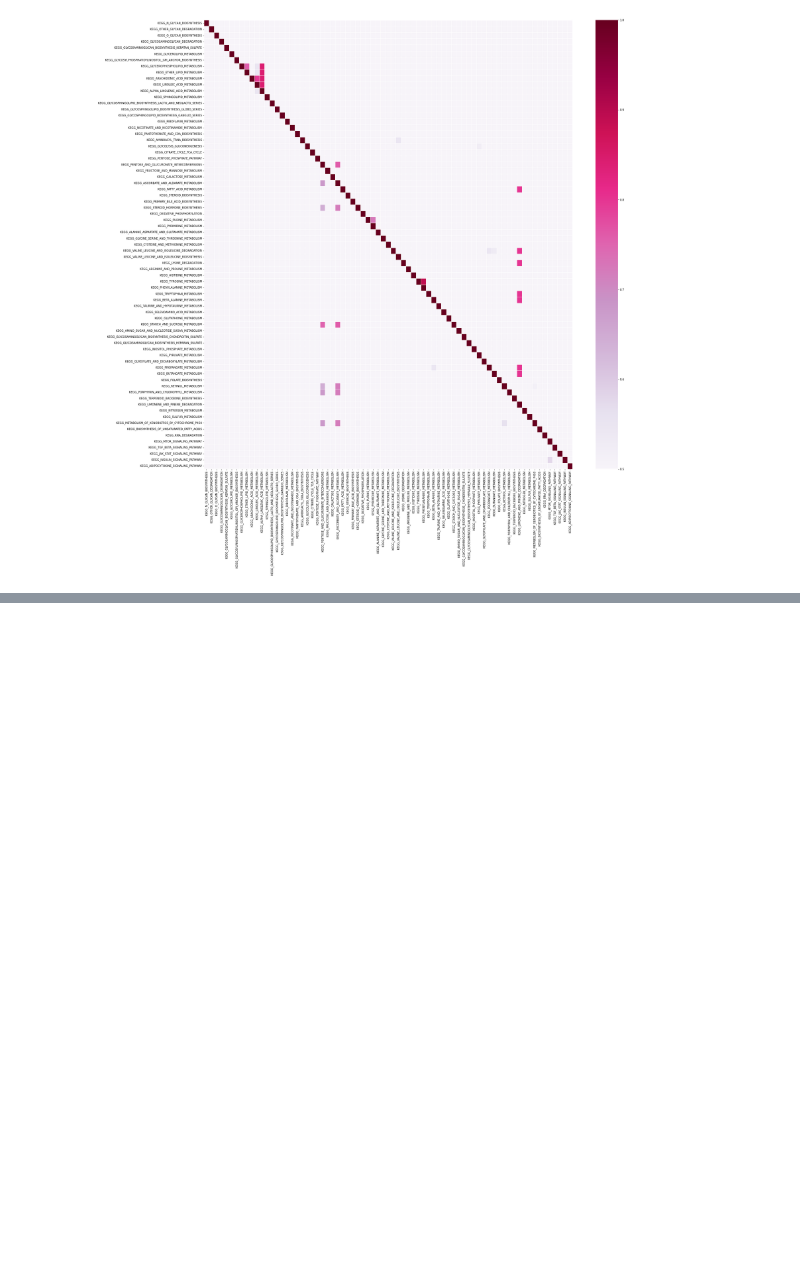
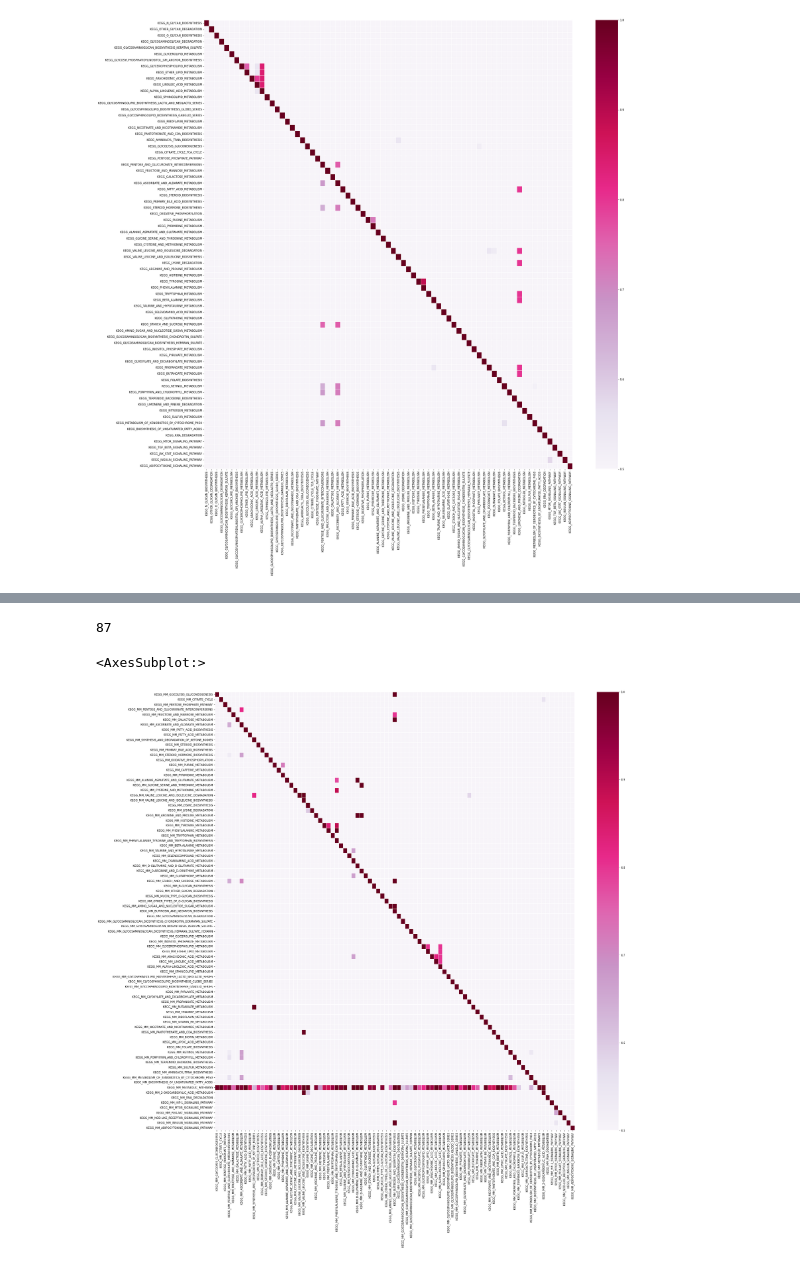
Before and after one commit to z2e2/metabolic_analysis, a Jupyter notebook: make_metabolism_signature.ipynb, the cells around one changed output, grey strips where cells are left out. Drawn from its saved outputs; the diff is of its cells as text; code cells hidden in the pictures; blank space fills up the shorter version.

Commit message:
add mouse metabolism genes from KEGG

```diff
--- a/make_metabolism_signature.ipynb
+++ b/make_metabolism_signature.ipynb
@@ -125,0 +140,7 @@ joblib.dump(metabolism_sig, out_filename)
+# %%
+#mouse_keys = pd.Series(mouse_met.keys())
+mouse_keys_filter = list(mouse_keys[(mouse_keys.str.contains('METABOLI')) | (mouse_keys.str.contains('MTOR')) |
+         (mouse_keys.str.contains('OXIDATIVE_PHOSPHORYLATION')) | (mouse_keys.str.contains('TCA')) |
+         (mouse_keys.str.contains('SYNTH')) | (mouse_keys.str.contains('DEGRADA')) |
+         (mouse_keys.str.contains('GLYCOLYSIS')) | (mouse_keys.str.contains('PENTOSE')) |
+         (mouse_keys.str.contains('CYCLE')) | (mouse_keys.str.contains('PATHWAY'))])
@@ -125,0 +203,2 @@ joblib.dump(metabolism_sig, out_filename)
+# %%
+mouse_keys_filter = [i for i in mouse_keys_filter if i not in kegg_remove_mm]
@@ -125,0 +251,7 @@ joblib.dump(metabolism_sig, out_filename)
+# %%
+# make dictionary combining all keys
+mouse_met_d = {i: mouse_met[i] for i in mouse_keys_filter}
+metabolism_sig_mouse = {**mouse_met_d}
+# %%
+for k,v in metabolism_sig_mouse.items():
+    print(f'{k}: {len(v)}')
@@ -125,0 +276,22 @@ joblib.dump(metabolism_sig, out_filename)
+# %%
+len(metabolism_sig_mouse.keys())
+# %% [output]
+87
+# %%
+# exmaine similarity of gene signatures
+all_d = {}
+for key in metabolism_sig_mouse:
+    d = {}
+    for key2 in metabolism_sig_mouse:
+        if key2 != key:
+            overlap_items = [v for v in metabolism_sig_mouse[key2] if v in metabolism_sig_mouse[key]]
+            d[key2] = len(overlap_items) / len(metabolism_sig_mouse[key])
+        d[key] = 1
+    all_d[key] = d
+all_d_df = pd.DataFrame(all_d)
+
+plt.figure(figsize = (30,30))
+sns.heatmap(all_d_df, cmap = "PuRd", vmin = 0.5, linewidths = 1)
+# %% [output]
+<AxesSubplot:>
+[figure, added]
```
Also changed, not shown: parts of 20 cells of this notebook, 6 other files.
